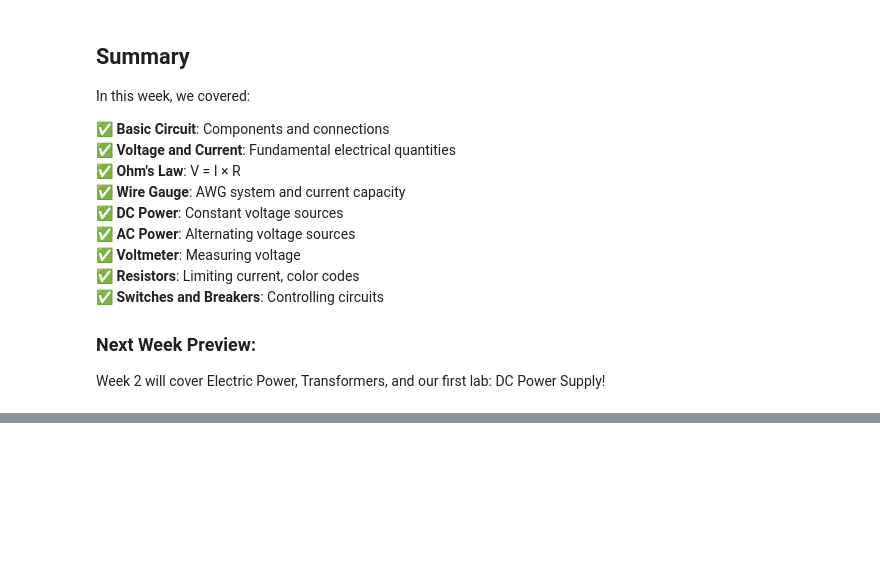
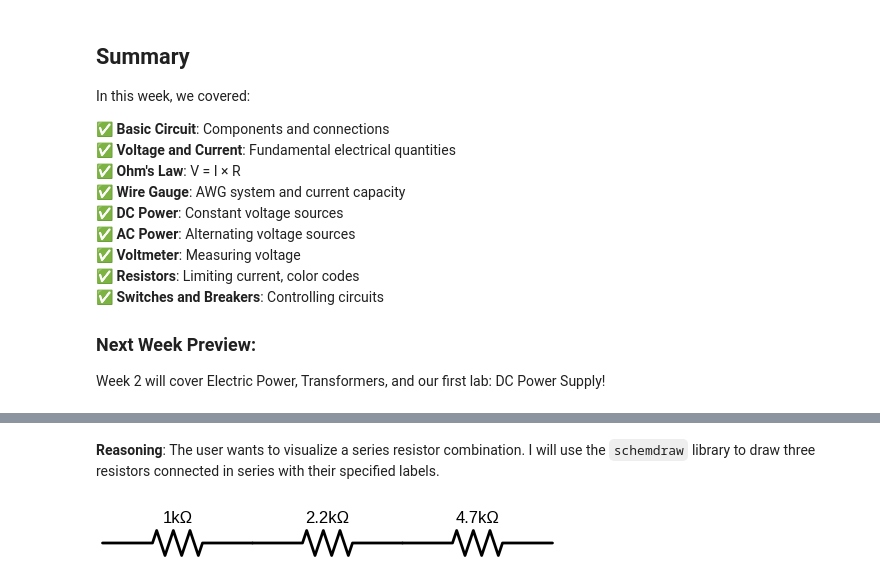
Before and after one commit to TheBeatzzz/Basic_Electronics, a Jupyter notebook: lectures/week1/Week1_Basic_Circuit_Components.ipynb, the cells around one changed output, grey strips where cells are left out. Cells and saved outputs as stored; diff of their text form; code cells hidden in the pictures; blank space fills up the shorter version.

```diff
--- a/lectures/week1/Week1_Basic_Circuit_Components.ipynb
+++ b/lectures/week1/Week1_Basic_Circuit_Components.ipynb
@@ -572,0 +698,12 @@ Week 2 will cover Electric Power, Transformers, and our first lab: DC Power Supp
+# %% [markdown]
+**Reasoning**:
+The user wants to visualize a series resistor combination. I will use the `schemdraw` library to draw three resistors connected in series with their specified labels.
+# %%
+with schemdraw.Drawing() as d:
+    d.config(fontsize=12)
+    d += elm.Resistor().label('1kΩ')
+    d += elm.Resistor().label('2.2kΩ')
+    d += elm.Resistor().label('4.7kΩ')
+    d.draw()
+# %% [output]
+[figure, added]
```
Also changed, not shown: parts of 22 cells of this notebook.
